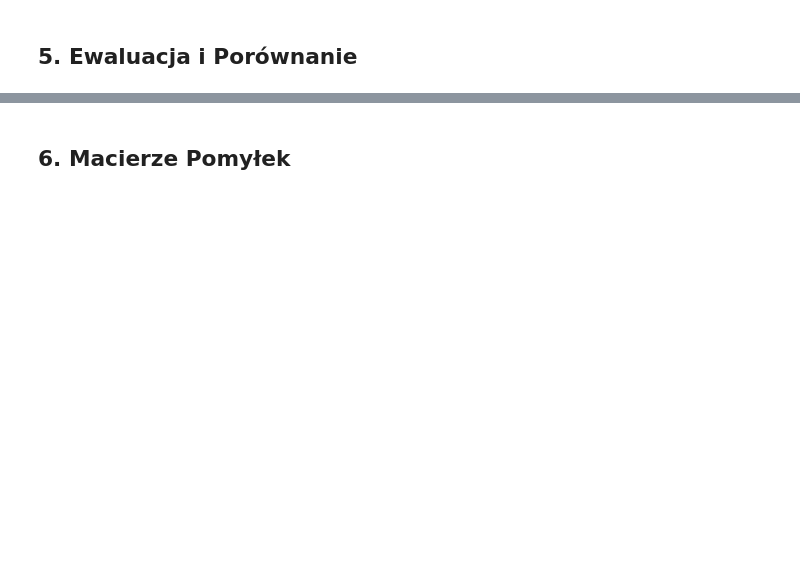
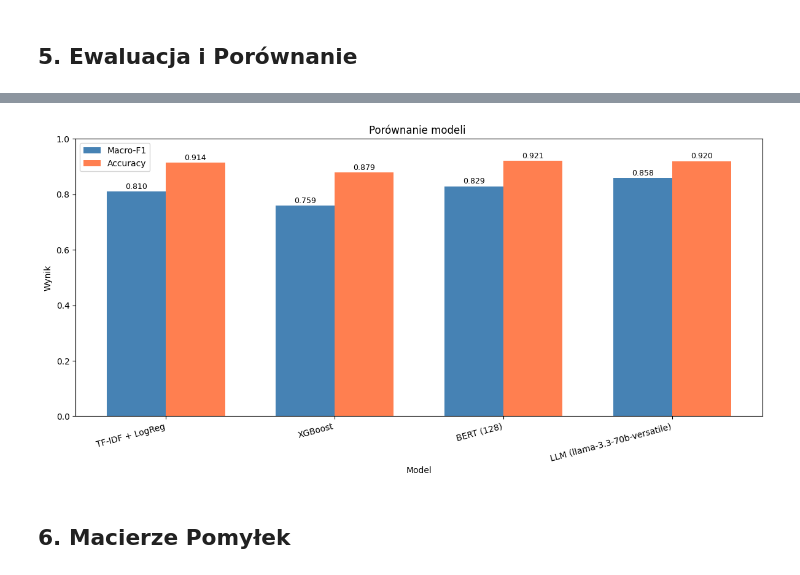
Before and after one commit to janek-wyrzykowski/ppd_hate_speech_detection, a Jupyter notebook: notebooks/ppd_projekt.ipynb, the cells around one changed output, grey strips where cells are left out. Cells and saved outputs as stored; diff of their text form; code cells hidden in the pictures; blank space fills up the shorter version.

```diff
--- a/notebooks/ppd_projekt.ipynb
+++ b/notebooks/ppd_projekt.ipynb
@@ -57,6 +52,6 @@ print("Konfiguracja zakończona")
 # %% [markdown]
 ## 1. EDA - Eksploracyjna Analiza Danych
 # %%
-df_raw = pd.read_csv(DATA_DIR / "raw/train.csv")
+df_raw = pd.read_csv(DATA_DIR / "train.csv")
 print(f"Rozmiar surowych danych: {df_raw.shape}")
 df_raw.head()
@@ -146,7 +189,7 @@ plt.show()
 # %% [markdown]
 ## 2. Przygotowanie Danych i Split
 # %%
-df_all = pd.read_csv(DATA_DIR / "raw/train.csv").dropna().drop_duplicates()
+df_all = pd.read_csv(DATA_DIR / "train.csv").dropna().drop_duplicates()
 
 labels = ["toxic", "severe_toxic", "obscene", "threat", "insult", "identity_hate"]
 df_all["toxic_level"] = (df_all[labels].max(axis=1) > 0).astype(int)
@@ -539,6 +664,7 @@ Odpowiedź:"""
 
     return 0
 # %%
+!pip install groq
 LLM_SAMPLE_SIZE = 100
 llm_indices = df_test_sample.index[:LLM_SAMPLE_SIZE]
 
@@ -549,8 +675,8 @@ except ImportError:
     GROQ_AVAILABLE = False
     print("Groq nie zainstalowany. Uruchom: pip install groq")
 
-if GROQ_AVAILABLE and os.environ.get("GROQ_API_KEY"):
-    client = Groq(api_key=os.environ.get("GROQ_API_KEY"))
+if GROQ_AVAILABLE:
+    client = Groq(api_key="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")
 
     y_pred_llm = []
 
@@ -590,7 +737,6 @@ else:
 ## 5. Ewaluacja i Porównanie
 # %%
 def calculate_metrics(y_true, y_pred, y_prob=None, name="Model"):
-    """Oblicza wszystkie wymagane metryki."""
     acc = accuracy_score(y_true, y_pred)
     f1 = f1_score(y_true, y_pred, average="macro")
 
@@ -665,34 +823,36 @@ if y_pred_llm is not None:
 
 models = [r["model"] for r in plot_data]
 f1_scores = [r["macro_f1"] for r in plot_data]
 accuracies = [r["accuracy"] for r in plot_data]
 
 x = np.arange(len(models))
 width = 0.35
 
 bars1 = ax.bar(x - width/2, f1_scores, width, label='Macro-F1', color='steelblue')
 bars2 = ax.bar(x + width/2, accuracies, width, label='Accuracy', color='coral')
 
 ax.set_xlabel('Model')
 ax.set_ylabel('Wynik')
-ax.set_title('Porównanie Modeli: Detekcja Mowy Nienawiści (Binary)')
+ax.set_title('Porównanie modeli ')
 ax.set_xticks(x)
 ax.set_xticklabels(models, rotation=15, ha='right')
 ax.legend()
 ax.set_ylim(0, 1)
 
 def add_labels(bars):
     for bar in bars:
         height = bar.get_height()
         ax.annotate(f'{height:.3f}', xy=(bar.get_x() + bar.get_width()/2, height),
                     xytext=(0, 3), textcoords="offset points", ha='center', fontsize=9)
 
 add_labels(bars1)
 add_labels(bars2)
 
 plt.tight_layout()
 plt.savefig(REPORTS_DIR / "model_comparison.png", dpi=150, bbox_inches="tight")
 plt.show()
+# %% [output]
+[figure, added]
 # %% [markdown]
 ## 6. Macierze Pomyłek
 # %%
```
Also changed, not shown: parts of 30 cells of this notebook.
